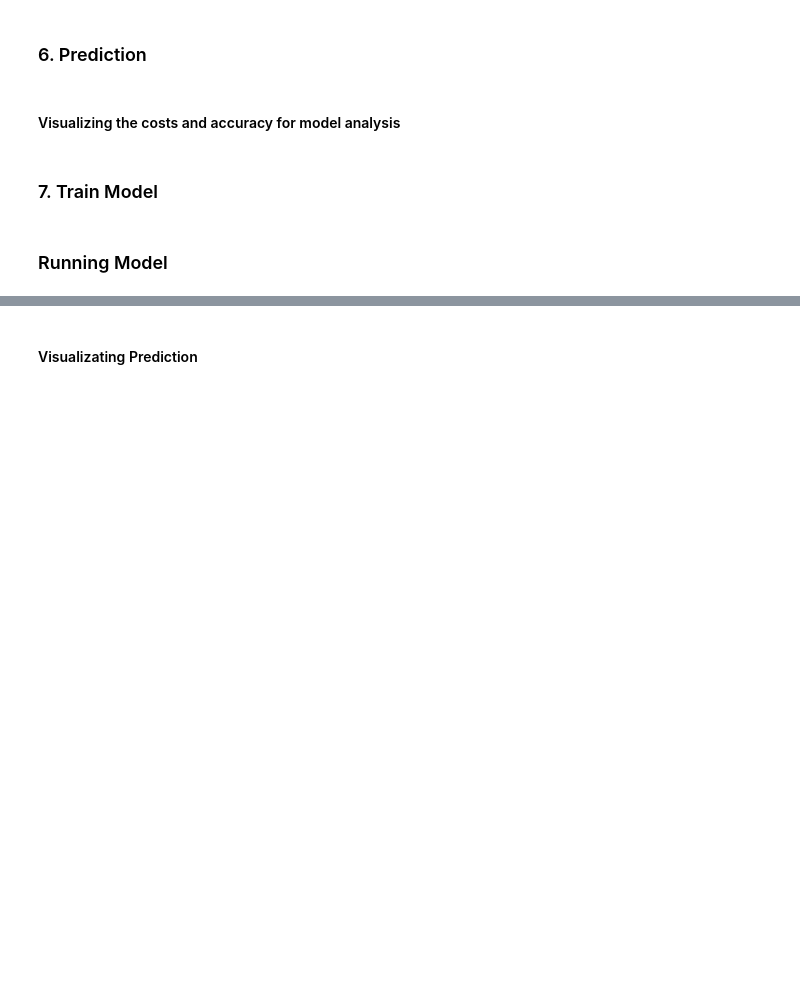
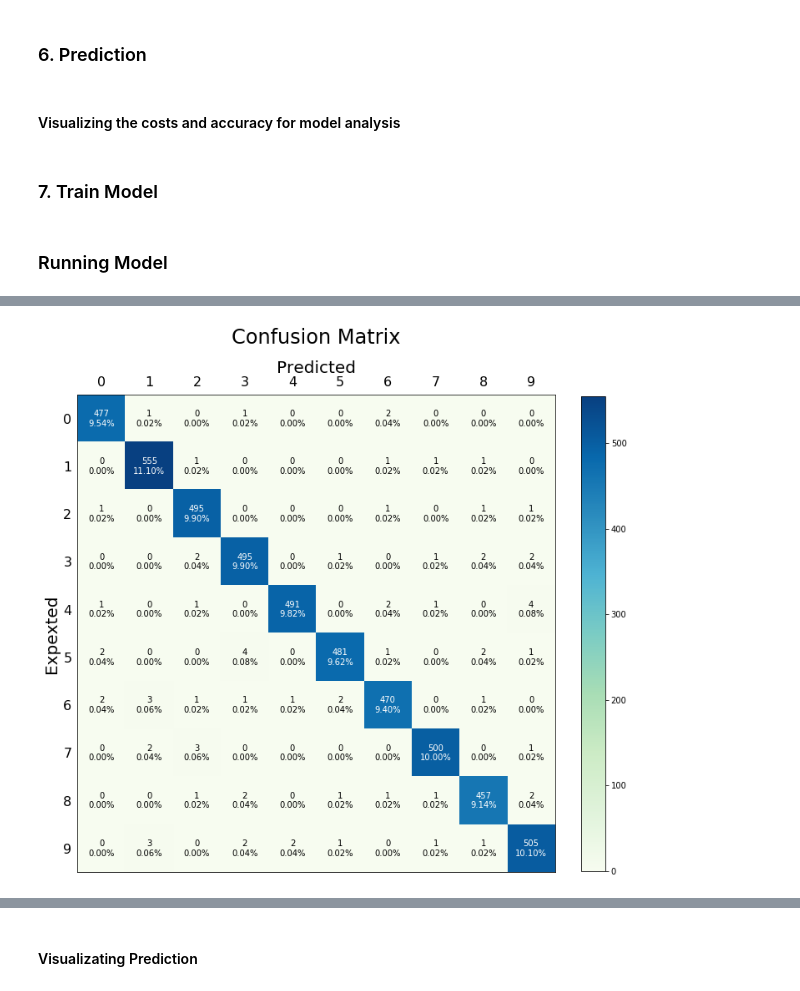
Before and after one commit to kattelsameer/HandWritten-Digit-Recognition-using-Deep-Learning, a Jupyter notebook: 7. Final Model/Code Experiment.ipynb, the cells around one changed output, grey strips where cells are left out. Drawn from its saved outputs; the diff is of its cells as text; code cells hidden in the pictures; blank space fills up the shorter version.

```diff
--- a/7. Final Model/Code Experiment.ipynb
+++ b/7. Final Model/Code Experiment.ipynb
@@ -714,0 +825,4 @@ print("\nError:\t"+str(1-test_acc))
+# %%
+plot_confusion_matrix(cm_test)
+# %% [output]
+[figure, added]
```
Also changed, not shown: parts of 36 cells of this notebook.
